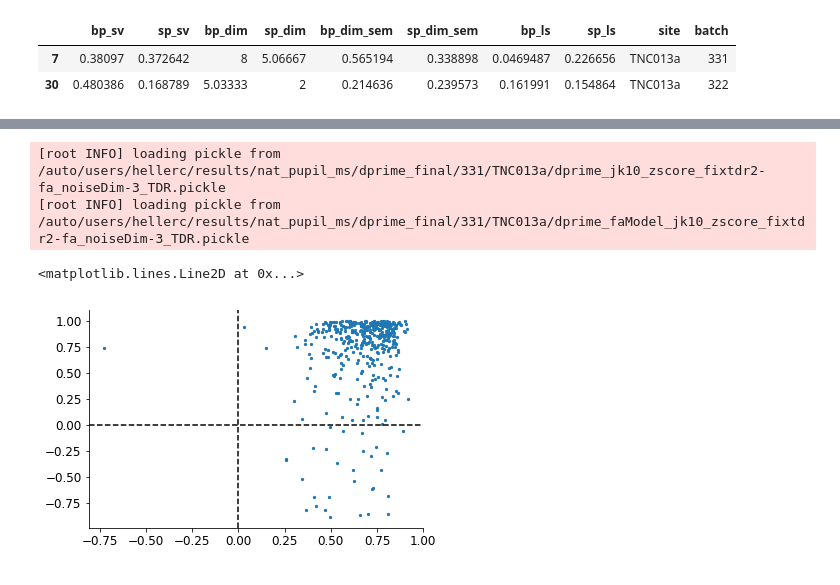
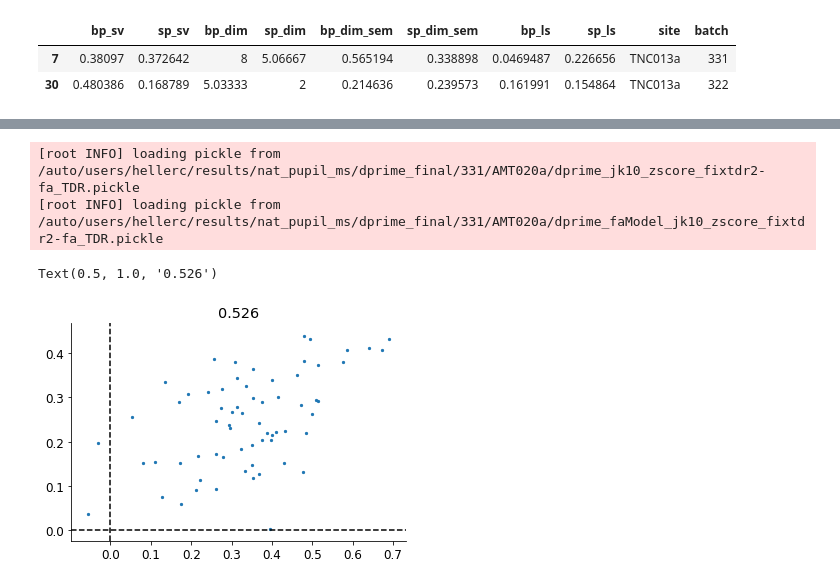
Before and after one commit to crheller/nat_pup_ms, a Jupyter notebook: FA/summary.ipynb, the cells around one changed output, grey strips where cells are left out. Cells and saved outputs as stored; diff of their text form; code cells hidden in the pictures.

```diff
--- a/FA/summary.ipynb
+++ b/FA/summary.ipynb
@@ -74,9 +64,9 @@ from path_settings import DPRIME_DIR, PY_FIGURES_DIR3, CACHE_PATH
 from global_settings import ALL_SITES, LOWR_SITES, HIGHR_SITES, CPN_SITES
 import os
 
-rmodel = "dprime_jk10_zscore_fixtdr2-fa_noiseDim-3"
-famodel = "dprime_faModel_jk10_zscore_fixtdr2-fa_noiseDim-3"
-site = "TNC013a"
+rmodel = "dprime_jk10_zscore_fixtdr2-fa"
+famodel = "dprime_faModel_jk10_zscore_fixtdr2-fa"
+site = "AMT020a"
 batch = 331
 
 loader = decoding.DecodingResults()
@@ -88,12 +78,13 @@ fn = os.path.join(DPRIME_DIR, str(batch), site, famodel+'_TDR.pickle')
 results = loader.load_results(fn, cache_path=None, recache=False)
 df_fa = results.numeric_results.loc[results.evoked_stimulus_pairs]
 # %% [output]
-[root INFO] loading pickle from /auto/users/hellerc/results/nat_pupil_ms/dprime_final/331/TNC013a/dprime_jk10_zscore_fixtdr2-fa_noiseDim-3_TDR.pickle
-[root INFO] loading pickle from /auto/users/hellerc/results/nat_pupil_ms/dprime_final/331/TNC013a/dprime_faModel_jk10_zscore_fixtdr2-fa_noiseDim-3_TDR.pickle
+[root INFO] loading pickle from /auto/users/hellerc/results/nat_pupil_ms/dprime_final/331/AMT020a/dprime_jk10_zscore_fixtdr2-fa_TDR.pickle
+[root INFO] loading pickle from /auto/users/hellerc/results/nat_pupil_ms/dprime_final/331/AMT020a/dprime_faModel_jk10_zscore_fixtdr2-fa_TDR.pickle
 # %%
 plt.scatter((df["bp_dp"]-df["sp_dp"]) / (df["bp_dp"]+df["sp_dp"]), (df_fa["bp_dp"]-df_fa["sp_dp"])/(df_fa["bp_dp"]+df_fa["sp_dp"]), s=5)
 plt.axhline(0, linestyle="--", color="k")
 plt.axvline(0, linestyle="--", color="k")
+plt.title(np.round(np.corrcoef((df["bp_dp"]-df["sp_dp"]) / (df["bp_dp"]+df["sp_dp"]), (df_fa["bp_dp"]-df_fa["sp_dp"])/(df_fa["bp_dp"]+df_fa["sp_dp"]))[0,1], 3))
 # %% [output]
-<matplotlib.lines.Line2D at 0x...>
+Text(0.5, 1.0, '0.526')
-[figure, old version]
+[figure, new version]
```
Also changed, not shown: parts of 15 cells of this notebook, 4 other files.
